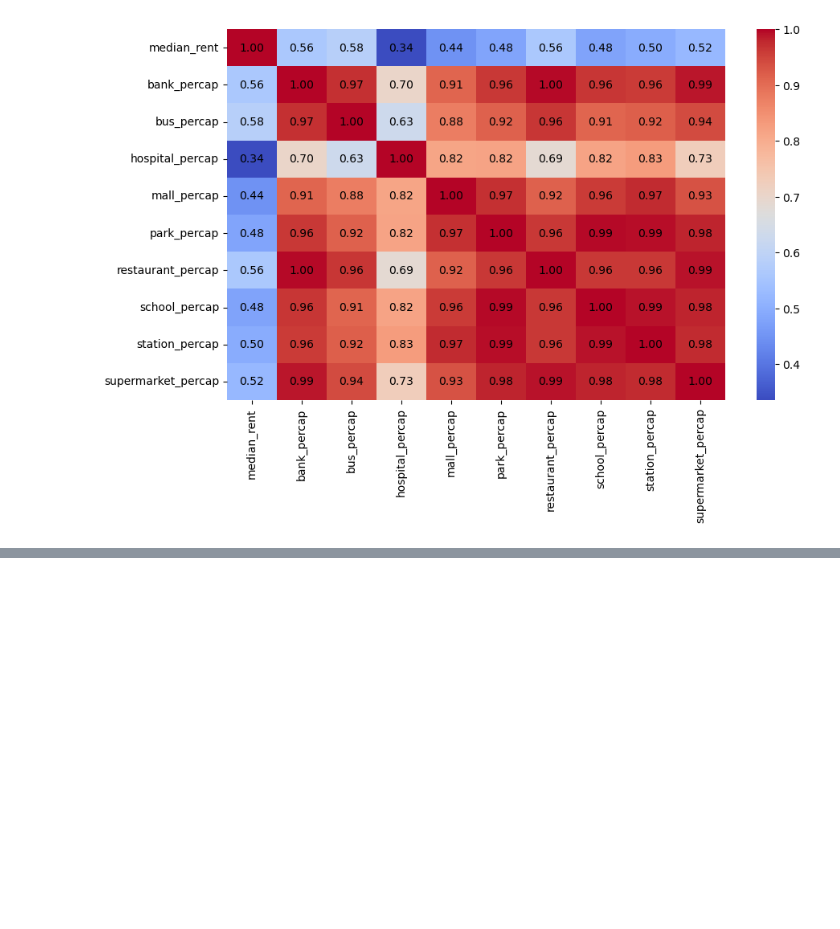
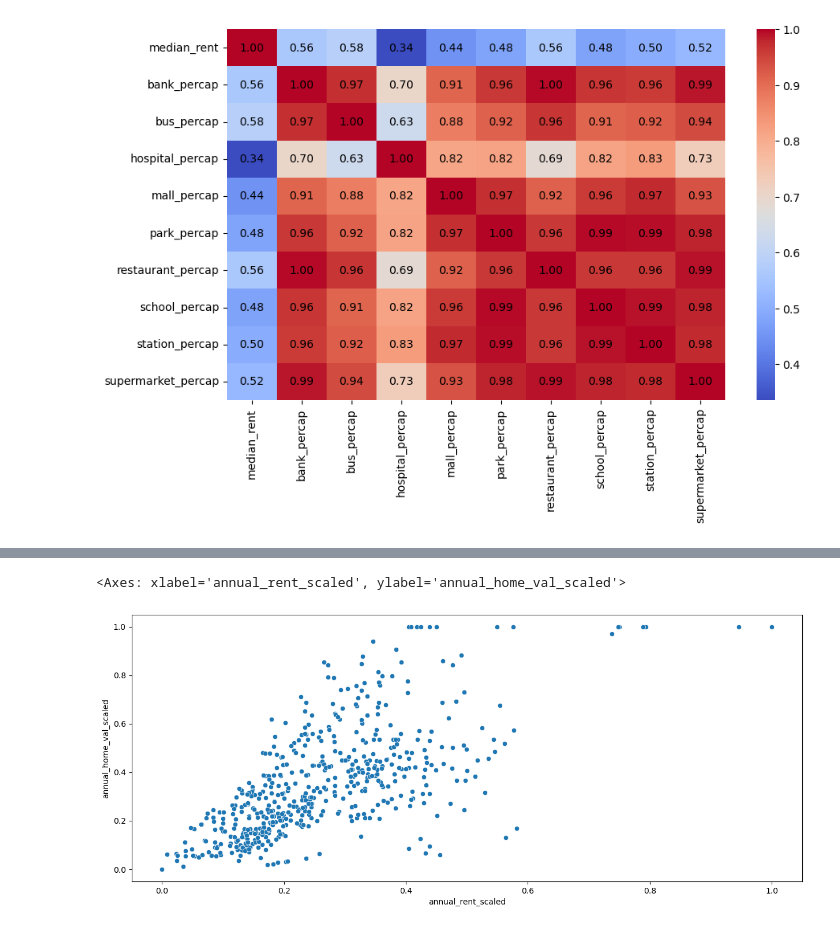
Before and after one commit to tmayer10/RentIQ, a Jupyter notebook: EDA/EDA_KL.ipynb, the cells around one changed output, grey strips where cells are left out. Saved outputs shown, nothing was run; the diff lists cells and outputs as text; code cells hidden in the pictures; blank space fills up the shorter version.

```diff
--- a/EDA/EDA_KL.ipynb
+++ b/EDA/EDA_KL.ipynb
@@ -488,0 +566,6 @@ plot_corr(corr)
+# %%
+plt.figure(figsize=(15,6))
+sns.scatterplot(data=annual_metrics, x='annual_rent_scaled', y='annual_home_val_scaled')
+# %% [output]
+<Axes: xlabel='annual_rent_scaled', ylabel='annual_home_val_scaled'>
+[figure, added]
```
Also changed, not shown: parts of 4 cells of this notebook.
